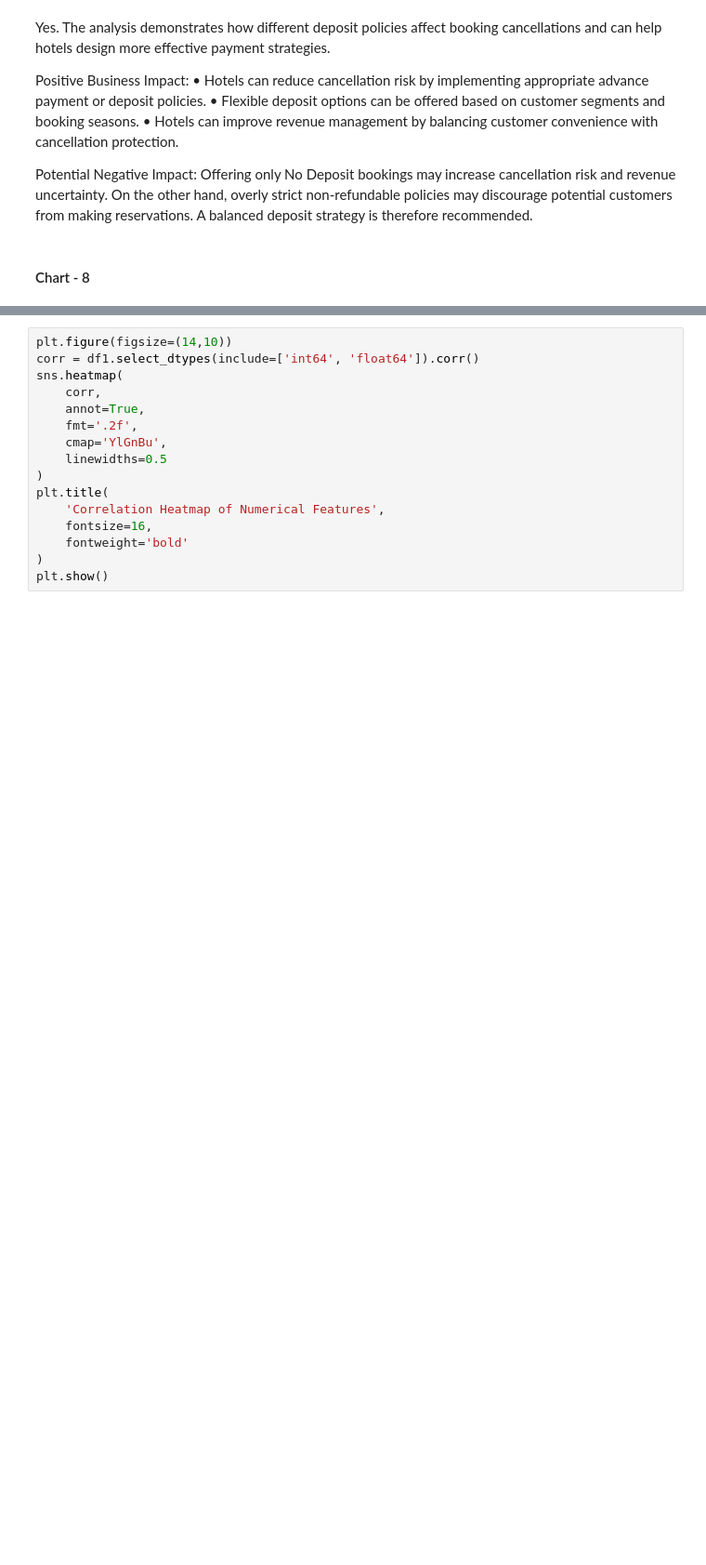
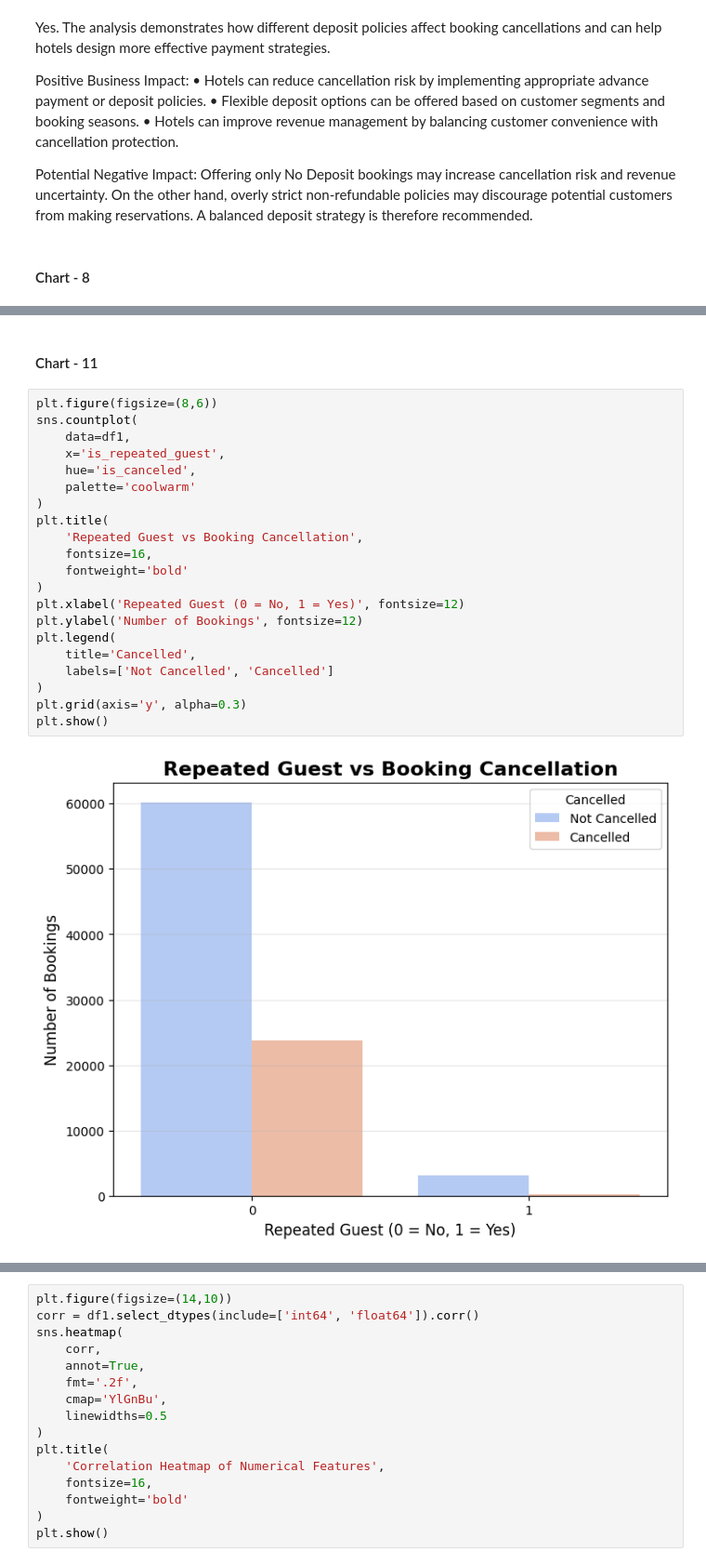
Before and after one commit to asmita214/Hotel-Booking-EDA, a Jupyter notebook: Sample_EDA_Submission_Template.ipynb, the cells around one changed output, grey strips where cells are left out. Shown at 93% size. Drawn from its saved outputs; the diff is of its cells as text; blank space fills up the shorter version.

```diff
--- a/Sample_EDA_Submission_Template.ipynb
+++ b/Sample_EDA_Submission_Template.ipynb
@@ -757,0 +919,25 @@ Offering only No Deposit bookings may increase cancellation risk and revenue unc
+# %% [markdown]
+#### Chart - 11
+# %%
+plt.figure(figsize=(8,6))
+sns.countplot(
+    data=df1,
+    x='is_repeated_guest',
+    hue='is_canceled',
+    palette='coolwarm'
+)
+plt.title(
+    'Repeated Guest vs Booking Cancellation',
+    fontsize=16,
+    fontweight='bold'
+)
+plt.xlabel('Repeated Guest (0 = No, 1 = Yes)', fontsize=12)
+plt.ylabel('Number of Bookings', fontsize=12)
+plt.legend(
+    title='Cancelled',
+    labels=['Not Cancelled', 'Cancelled']
+)
+plt.grid(axis='y', alpha=0.3)
+plt.show()
+# %% [output]
+[figure, added]
```
Also changed, not shown: parts of 101 cells of this notebook.
